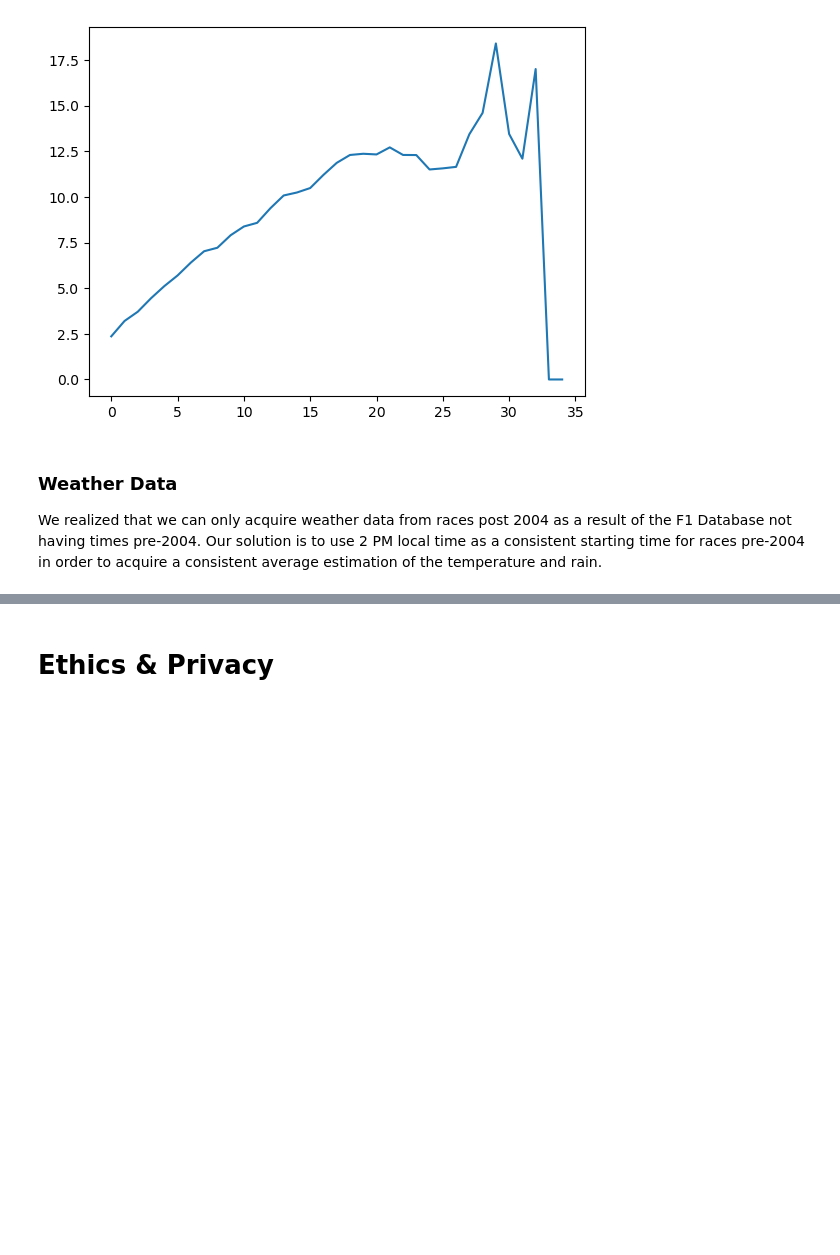
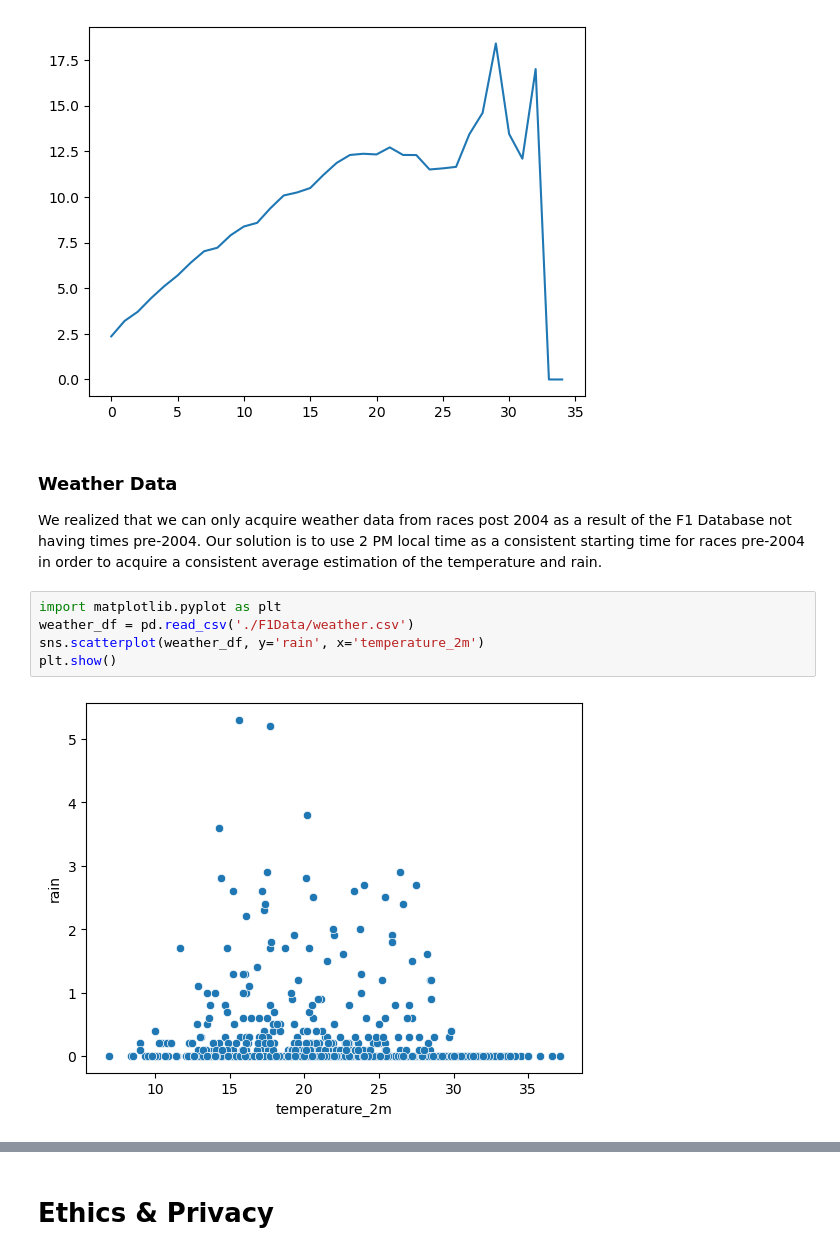
Before and after one commit to KaustubhPaliwal/F1GridAnalysis, a Jupyter notebook: EDACheckpoint_Group149-FA24.ipynb, the cells around one changed output, grey strips where cells are left out. Drawn from its saved outputs; the diff is of its cells as text; blank space fills up the shorter version.

Commit message:
add weather data graphs

```diff
--- a/EDACheckpoint_Group149-FA24.ipynb
+++ b/EDACheckpoint_Group149-FA24.ipynb
@@ -303,3 +303,10 @@ sns.lineplot(data=averages)
 ### Weather Data
 
 We realized that we can only acquire weather data from races post 2004 as a result of the F1 Database not having times pre-2004. Our solution is to use 2 PM local time as a consistent starting time for races pre-2004 in order to acquire a consistent average estimation of the temperature and rain.
+# %%
+import matplotlib.pyplot as plt
+weather_df = pd.read_csv('./F1Data/weather.csv')
+sns.scatterplot(weather_df, y='rain', x='temperature_2m')
+plt.show()
+# %% [output]
+[figure, added]
```
Also changed, not shown: parts of 8 cells of this notebook.
